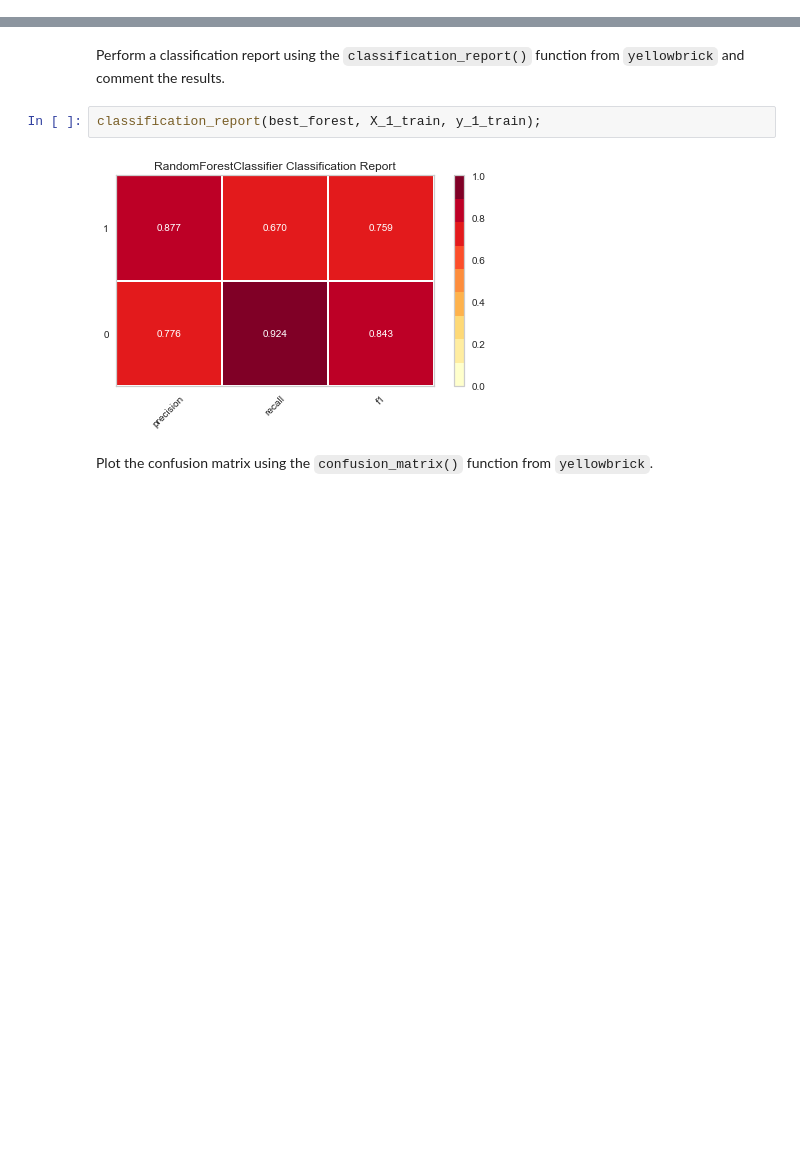
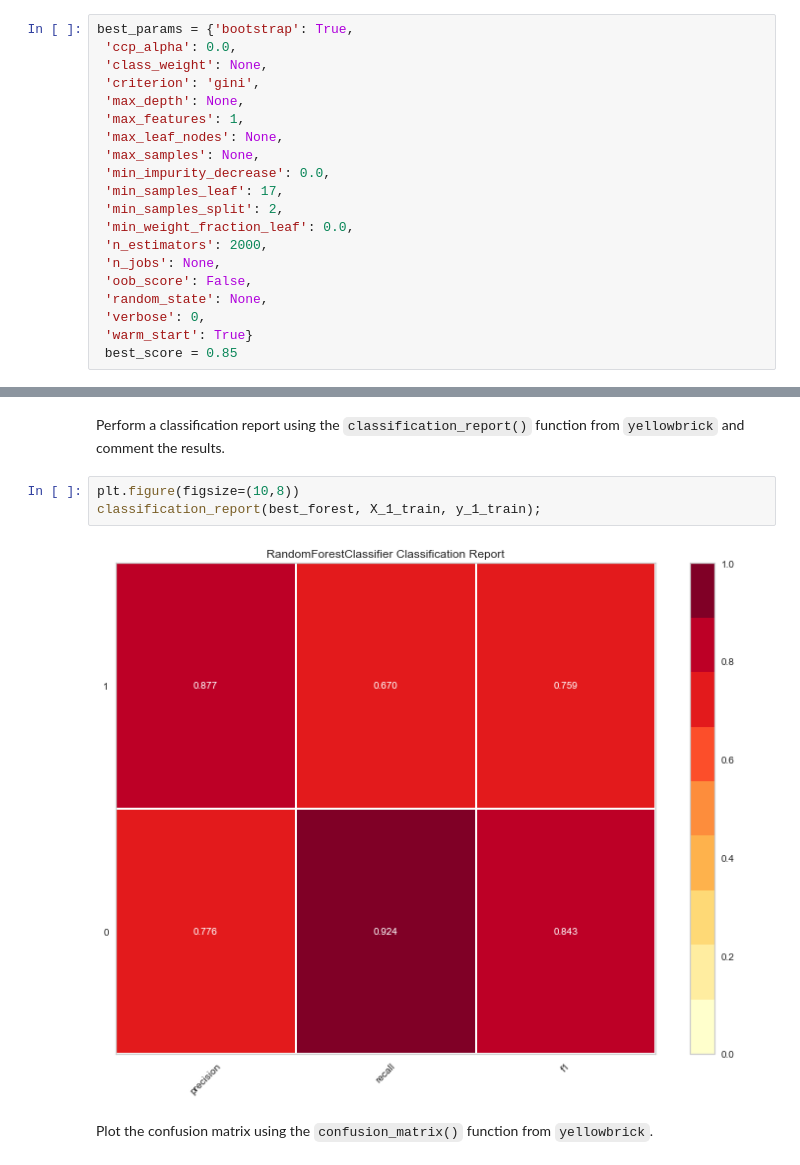
Before and after one commit to victorsamueldaniel/ML, a Jupyter notebook: week_7/Exercise_07_grp17.ipynb, the cells around one changed output, grey strips where cells are left out. Drawn from its saved outputs; the diff is of its cells as text; blank space fills up the shorter version.

```diff
--- a/week_7/Exercise_07_grp17.ipynb
+++ b/week_7/Exercise_07_grp17.ipynb
@@ -162,6 +163,26 @@ estimated time :  12 minutes
 197 out of 200
 198 out of 200
 199 out of 200
+# %%
+best_params = {'bootstrap': True,
+ 'ccp_alpha': 0.0,
+ 'class_weight': None,
+ 'criterion': 'gini',
+ 'max_depth': None,
+ 'max_features': 1,
+ 'max_leaf_nodes': None,
+ 'max_samples': None,
+ 'min_impurity_decrease': 0.0,
+ 'min_samples_leaf': 17,
+ 'min_samples_split': 2,
+ 'min_weight_fraction_leaf': 0.0,
+ 'n_estimators': 2000,
+ 'n_jobs': None,
+ 'oob_score': False,
+ 'random_state': None,
+ 'verbose': 0,
+ 'warm_start': True}
+ best_score = 0.85
 # %%
 print( "best min_samples_leaf: ", best_params["min_samples_leaf"])
 print( "best max_features: ", best_params["max_features"])
@@ -193,9 +214,10 @@ from yellowbrick.classifier import classification_report, confusion_matrix, roc_
 # %% [markdown]
 Perform a classification report using the `classification_report()` function from `yellowbrick` and comment the results.
 # %%
+plt.figure(figsize=(10,8))
 classification_report(best_forest, X_1_train, y_1_train);
 # %% [output]
-[figure, old version]
+[figure, new version]
 # %% [markdown]
 Plot the confusion matrix using the `confusion_matrix()` function from `yellowbrick`.
 # %%
```
Also changed, not shown: parts of 2 cells of this notebook.
